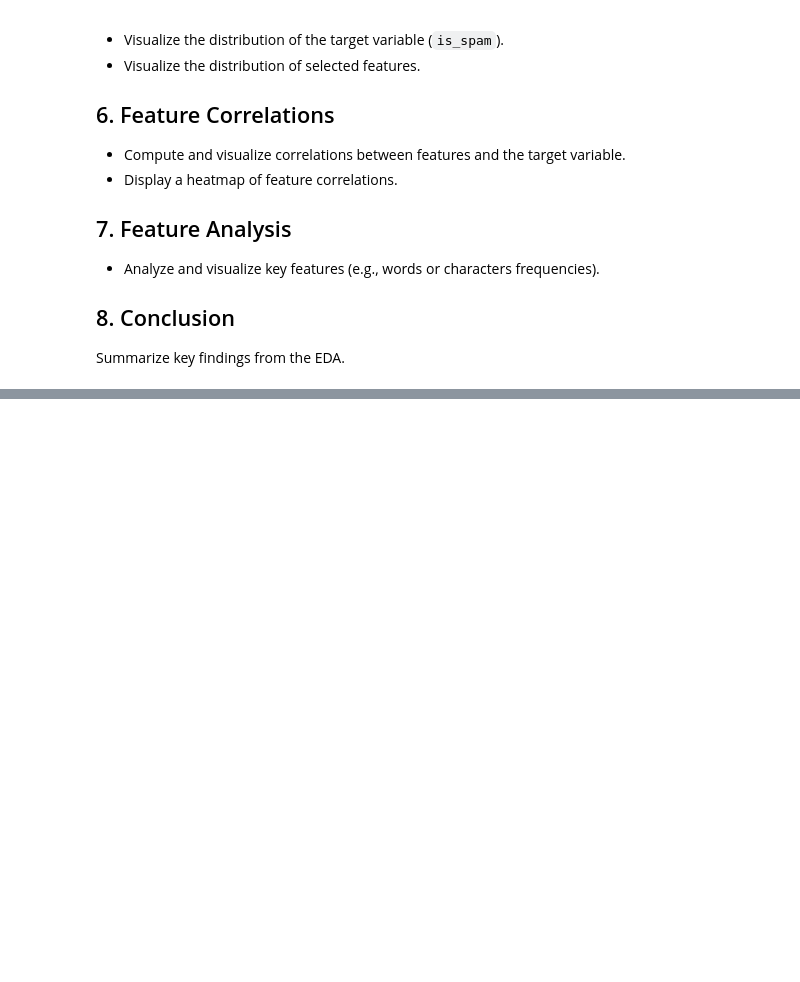
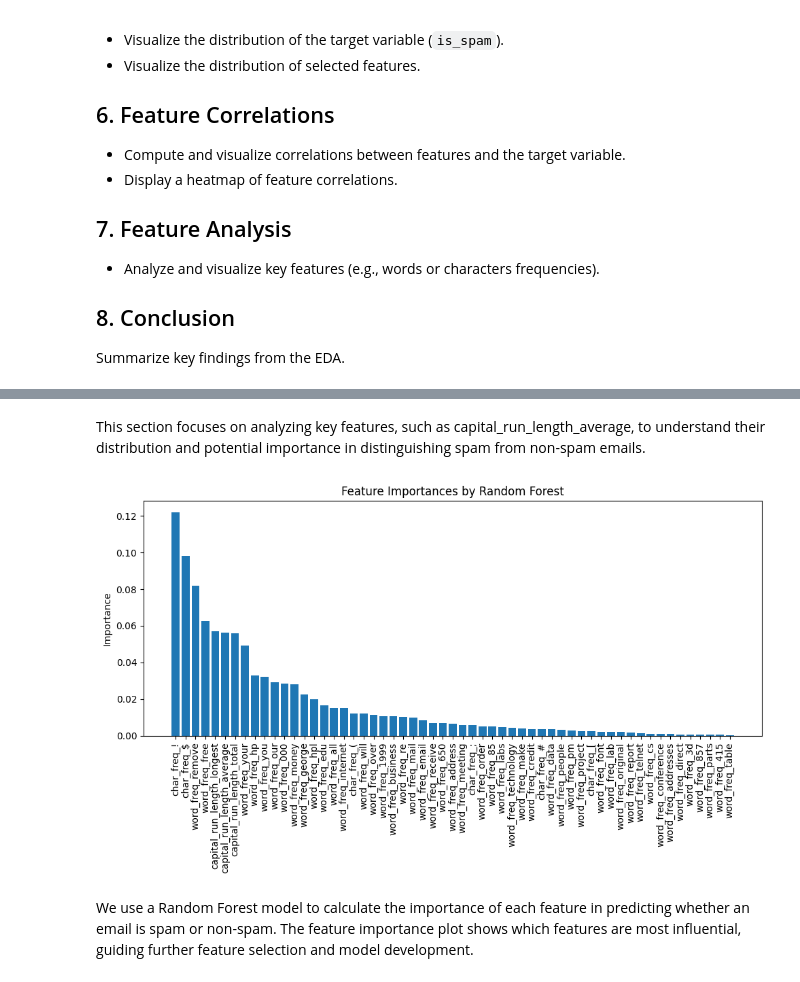
Before and after one commit to touro3/SPAM-OR-NOT, a Jupyter notebook: NOTEBOOKS/exploratory_data_analysis.ipynb, the cells around one changed output, grey strips where cells are left out. Drawn from its saved outputs; the diff is of its cells as text; code cells hidden in the pictures; blank space fills up the shorter version.

```diff
--- a/NOTEBOOKS/exploratory_data_analysis.ipynb
+++ b/NOTEBOOKS/exploratory_data_analysis.ipynb
@@ -188,0 +176,37 @@ Best Score: 0.9518633540372671
+# %% [markdown]
+This section focuses on analyzing key features, such as capital_run_length_average, to understand their distribution and potential importance in distinguishing spam from non-spam emails.
+# %%
+# Feature Importance using Random Forest
+# Split the data into features (X) and target (y)
+X = df.drop('is_spam', axis=1)
+y = df['is_spam']
+
+# Split the data into training and testing sets
+X_train, X_test, y_train, y_test = train_test_split(X, y, test_size=0.3, random_state=42, stratify=y)
+
+# Scale the features
+scaler = StandardScaler()
+X_train_scaled = scaler.fit_transform(X_train)
+X_test_scaled = scaler.transform(X_test)
+
+# Train the RandomForest model
+model = RandomForestClassifier(random_state=42)
+model.fit(X_train_scaled, y_train)
+
+# Calculate feature importances
+importances = model.feature_importances_
+indices = np.argsort(importances)[::-1]
+top_features = indices[:10]
+
+# Plot feature importances
+plt.figure(figsize=(10, 6))
+plt.title("Feature Importances by Random Forest")
+plt.bar(range(X_train.shape[1]), importances[indices], align="center")
+plt.xticks(range(X_train.shape[1]), df.columns[indices], rotation=90)
+plt.ylabel('Importance')
+plt.tight_layout()
+plt.show()
+# %% [output]
+[figure, added]
+# %% [markdown]
+We use a Random Forest model to calculate the importance of each feature in predicting whether an email is spam or non-spam. The feature importance plot shows which features are most influential, guiding further feature selection and model development.
```
Also changed, not shown: parts of 17 cells of this notebook, 1 other file.
